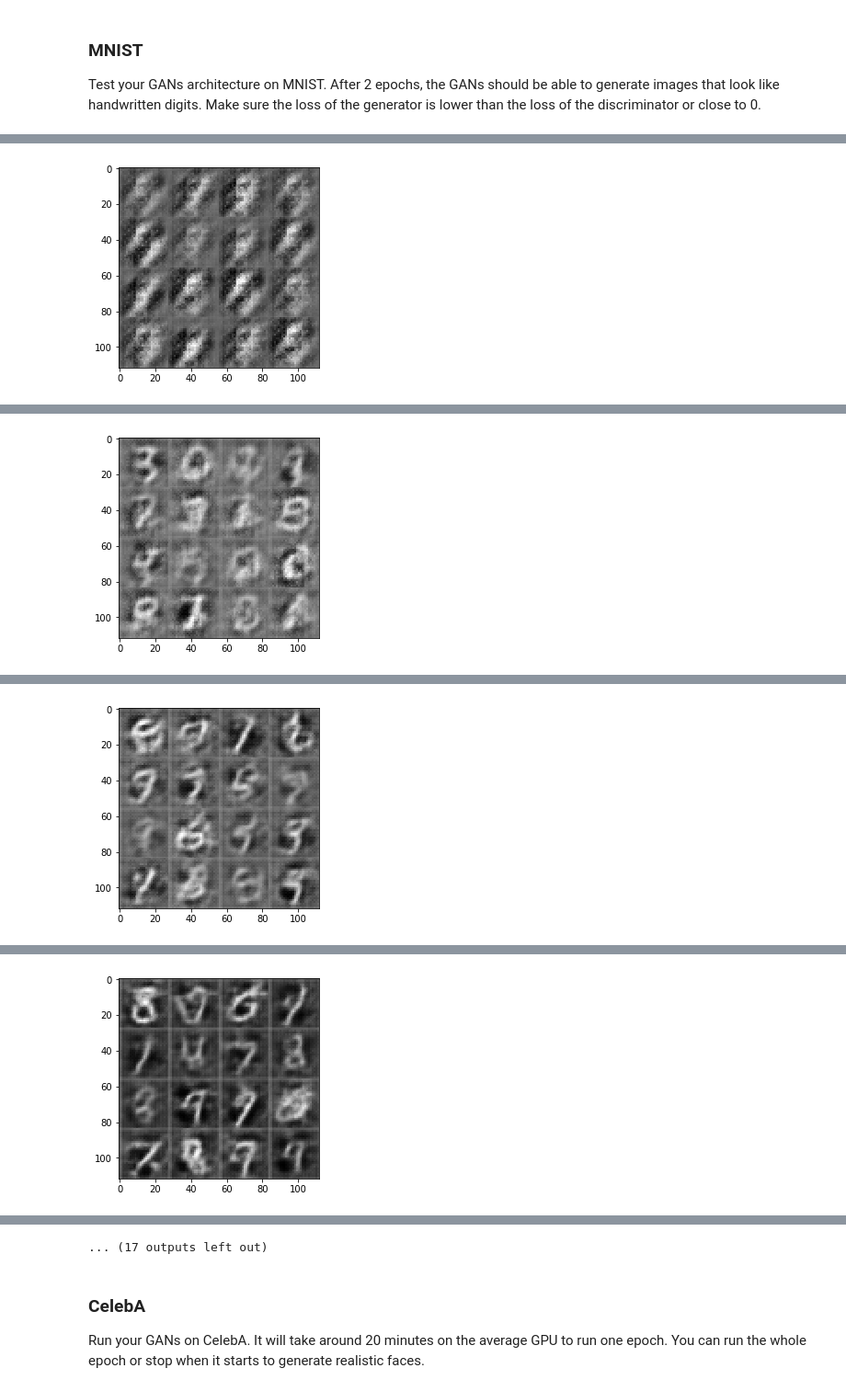
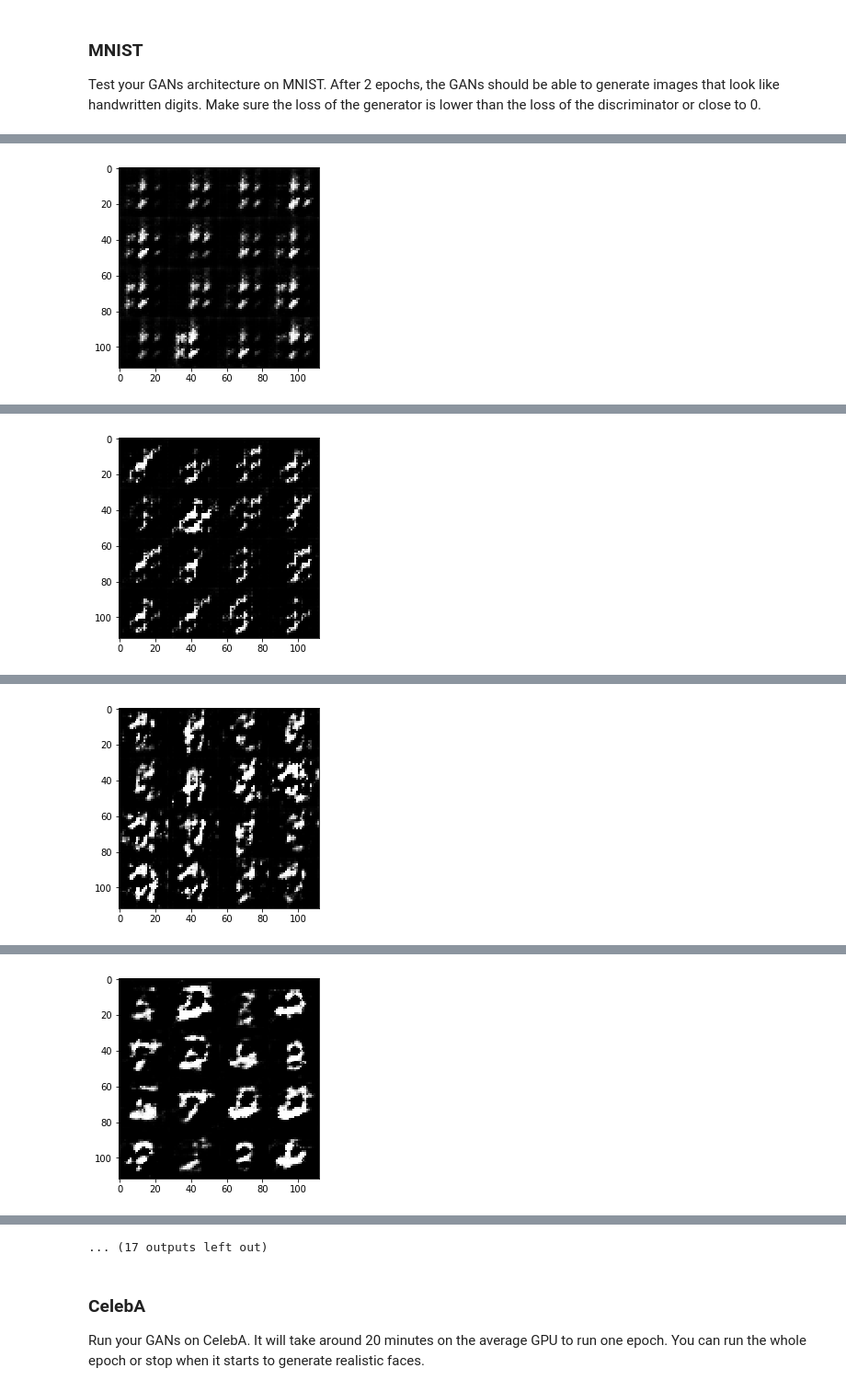
Before and after one commit to dodosuke/facegeneration, a Jupyter notebook: dlnd_face_generation.ipynb, the cells around one changed output, grey strips where cells are left out. Shown at 92% size. Cells and saved outputs as stored; diff of their text form; code cells hidden in the pictures.

```diff
--- a/dlnd_face_generation.ipynb
+++ b/dlnd_face_generation.ipynb
@@ -134,4 +134,7 @@ Tests Passed
 # %% [markdown]
 ### Discriminator
 Implement `discriminator` to create a discriminator neural network that discriminates on `images`.  This function should be able to reuse the variabes in the neural network.  Use [`tf.variable_scope`](https://www.tensorflow.org/api_docs/python/tf/variable_scope) with a scope name of "discriminator" to allow the variables to be reused.  The function should return a tuple of (tensor output of the generator, tensor logits of the generator).
+# %%
+def leaky_relu(x, alpha=0.2, name='leaky_relu'):
+    return tf.maximum(x, alpha * x, name=name)
 # %%
@@ -183,7 +185,7 @@ Tests Passed
 ### Generator
 Implement `generator` to generate an image using `z`. This function should be able to reuse the variabes in the neural network.  Use [`tf.variable_scope`](https://www.tensorflow.org/api_docs/python/tf/variable_scope) with a scope name of "generator" to allow the variables to be reused. The function should return the generated 28 x 28 x `out_channel_dim` images.
 # %%
-def generator(z, out_channel_dim, is_train=True, alpha=0.1):
+def generator(z, out_channel_dim, is_train=True, keep_prob=0.5):
     """
     Create the generator network
     :param z: Input z
@@ -198,22 +200,24 @@ def generator(z, out_channel_dim, is_train=True, alpha=0.1):
         x1 = tf.layers.dense(z, 2*2*256)
         #Reshape it to start the convolutional stack, 2x2x256
         x1 = tf.reshape(x1, (-1, 2, 2, 256))
-        x1 = tf.layers.batch_normalization(x1, training=is_train)
-        x1 = tf.maximum(alpha*x1, x1)
+        bn1 = tf.layers.batch_normalization(x1, training=is_train)
+        relu1 = leaky_relu(bn1)
         #print(x1.shape)
 
-        x2 = tf.layers.conv2d_transpose(x1, 128, 5, strides=2, padding="valid")
-        x2 = tf.layers.batch_normalization(x2, training=is_train)
-        x2 = tf.maximum(alpha*x2, x2)
+        x2 = tf.layers.conv2d_transpose(relu1, 128, 5, strides=2, padding="valid")
+        dp2 = tf.nn.dropout(x2, keep_prob=keep_prob)
+        bn2 = tf.layers.batch_normalization(dp2, training=is_train)
+        relu2 = leaky_relu(bn2)
+
         #print(x2.shape)
 
-        x3 = tf.layers.conv2d_transpose(x2, 64, 5, strides=2, padding="same")
-        x3 = tf.layers.batch_normalization(x3, training=is_train)
-        x3 = tf.maximum(alpha*x3, x3)
+        x3 = tf.layers.conv2d_transpose(relu2, 64, 5, strides=2, padding="same")
+        bn3 = tf.layers.batch_normalization(x3, training=is_train)
+        relu3 = leaky_relu(bn3)
         #print(x3.shape)
 
         # Output layer, 32x32x?
-        logits = tf.layers.conv2d_transpose(x3, out_channel_dim, 5, strides=2, padding="same")
+        logits = tf.layers.conv2d_transpose(relu3, out_channel_dim, 5, strides=2, padding="same")
         #print(logits.shape)
 
         out = tf.tanh(logits)
@@ -233,7 +237,7 @@ Implement `model_loss` to build the GANs for training and calculate the loss.  T
 - `discriminator(images, reuse=False)`
 - `generator(z, out_channel_dim, is_train=True)`
 # %%
-def model_loss(input_real, input_z, out_channel_dim):
+def model_loss(input_real, input_z, out_channel_dim, smooth=0.1):
     """
     Get the loss for the discriminator and generator
     :param input_real: Images from the real dataset
@@ -248,7 +252,7 @@ def model_loss(input_real, input_z, out_channel_dim):
     d_model_fake, d_logits_fake = discriminator(g_model, reuse=True)
 
     d_loss_real = tf.reduce_mean(
-        tf.nn.sigmoid_cross_entropy_with_logits(logits=d_logits_real, labels=tf.ones_like(d_model_real)))
+        tf.nn.sigmoid_cross_entropy_with_logits(logits=d_logits_real, labels=tf.ones_like(d_model_real)*(1-smooth)))
     d_loss_fake = tf.reduce_mean(
         tf.nn.sigmoid_cross_entropy_with_logits(logits=d_logits_fake, labels=tf.zeros_like(d_model_fake)))
     g_loss = tf.reduce_mean(
@@ -284,8 +288,12 @@ def model_opt(d_loss, g_loss, learning_rate, beta1):
     g_vars = [var for var in t_vars if var.name.startswith('generator')]
 
     # Optimize
+
     d_train_opt = tf.train.AdamOptimizer(learning_rate, beta1=beta1).minimize(d_loss, var_list=d_vars)
-    g_train_opt = tf.train.AdamOptimizer(learning_rate, beta1=beta1).minimize(g_loss, var_list=g_vars)
+    update_ops = tf.get_collection(tf.GraphKeys.UPDATE_OPS)
+    gen_updates = [op for op in update_ops if op.name.startswith('generator')]
+    with tf.control_dependencies(gen_updates):
+        g_train_opt = tf.train.AdamOptimizer(learning_rate, beta1=beta1).minimize(g_loss, var_list=g_vars)
 
     return d_train_opt, g_train_opt
 
@@ -387,7 +395,7 @@ Test your GANs architecture on MNIST.  After 2 epochs, the GANs should be able t
 batch_size = 64
 z_dim = 100
 learning_rate = 0.001
-beta1 = 0.2
+beta1 = 0.5
 
 
 """
@@ -415 +423 @@ Epoch 1/2... Discriminator Loss: 0.9512... Generator Loss: 0.7136
-[figure, old version]
+[figure, new version]
@@ -429 +437 @@ Epoch 1/2... Discriminator Loss: 1.2383... Generator Loss: 0.5356
-[figure, old version]
+[figure, new version]
@@ -443 +451 @@ Epoch 1/2... Discriminator Loss: 1.4556... Generator Loss: 0.3441
-[figure, old version]
+[figure, new version]
@@ -457 +465 @@ Epoch 1/2... Discriminator Loss: 1.0978... Generator Loss: 1.3488
-[figure, old version]
+[figure, new version]
```
Also changed, not shown: parts of 3 cells of this notebook, 1 other file.
